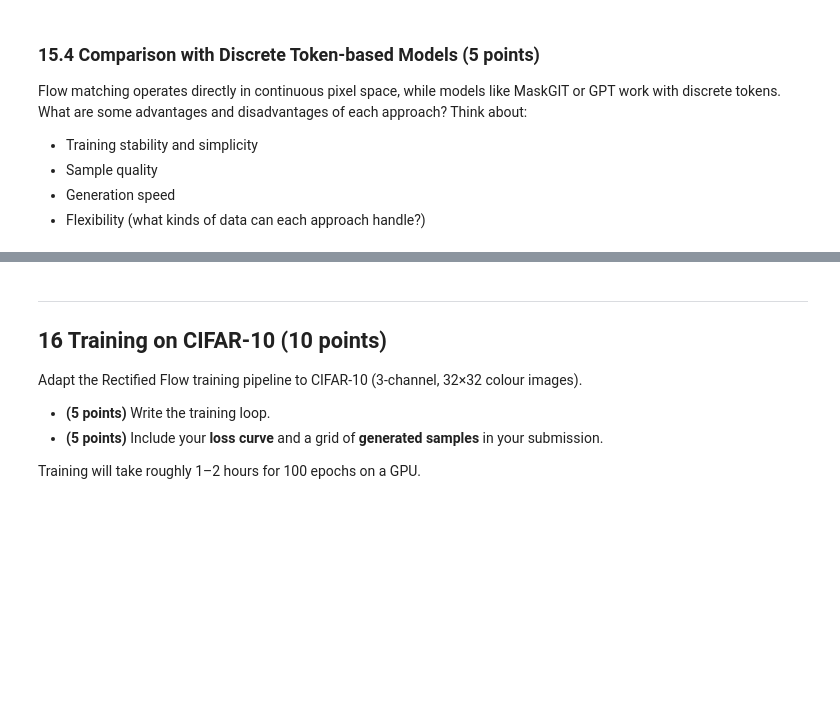
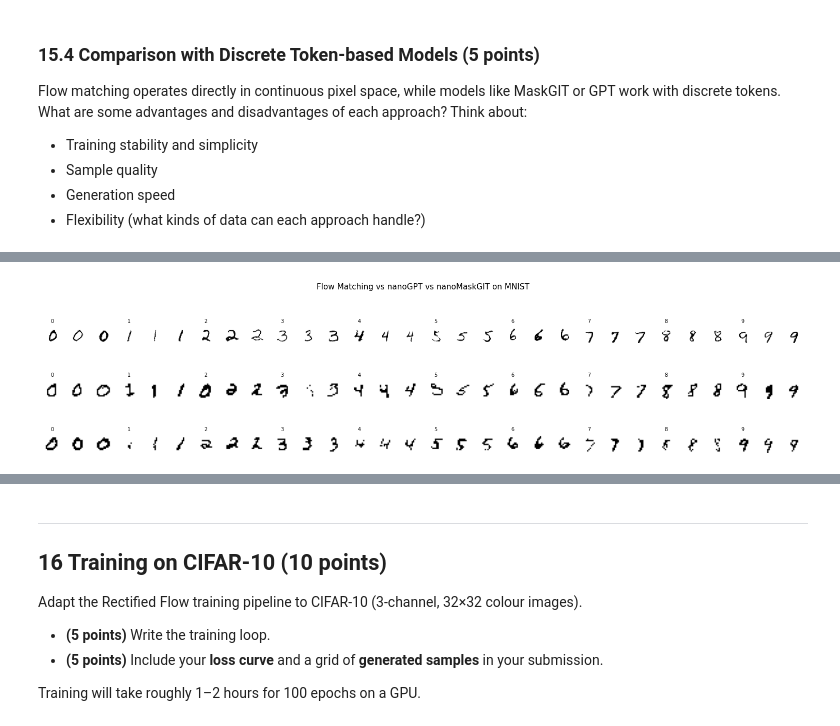
Before and after one commit to phantuanlink/2026-Spring-CS503-Visual-Intelligence-Homework, a Jupyter notebook: NanoFM_Homeworks/notebooks/CS503_FM_part4_nanoFlowMatching.ipynb, the cells around one changed output, grey strips where cells are left out. Saved outputs shown, nothing was run; the diff lists cells and outputs as text; code cells hidden in the pictures; blank space fills up the shorter version.

```diff
--- a/NanoFM_Homeworks/notebooks/CS503_FM_part4_nanoFlowMatching.ipynb
+++ b/NanoFM_Homeworks/notebooks/CS503_FM_part4_nanoFlowMatching.ipynb
@@ -837,4 +919,83 @@ Flow matching operates directly in continuous pixel space, while models like Mas
 - Generation speed
 - Flexibility (what kinds of data can each approach handle?)
 # %%
-# Fill your answer here
+import sys, time, torch
+import os
+from einops import rearrange
+from mpl_toolkits.axes_grid1 import ImageGrid
+from nanofm.models.gpt import GPT
+from nanofm.models.maskgit import MaskGIT
+from nanofm.data.vision.tokenized_mnist import detokenize_MNIST
+
+# project_root is set by cell 2 via os.chdir(project_root)
+ckpt_base = os.path.join(project_root, 'outputs')
+
+gpt_ckpt = torch.load(os.path.join(ckpt_base, 'nanoGPT/mnist_d8w512/checkpoint-final.pth'),
+                       map_location=device, weights_only=False)
+gpt_model = GPT(dim=512, depth=8, head_dim=64, vocab_size=26, max_seq_len=50).to(device)
+gpt_model.load_state_dict(gpt_ckpt['model'])
+gpt_model.eval()
+print('nanoGPT loaded')
+
+mkg_ckpt = torch.load(os.path.join(ckpt_base, 'nanoMaskGIT/mnist_d8w512/checkpoint-final.pth'),
+                       map_location=device, weights_only=False)
+mkg_model = MaskGIT(dim=512, depth=8, head_dim=64, vocab_size=26, seq_len=50).to(device)
+mkg_model.load_state_dict(mkg_ckpt['model'])
+mkg_model.eval()
+print('nanoMaskGIT loaded')
+
+#  Helper: generate one digit image per model
+N_SAMPLES = 3
+
+@torch.no_grad()
+def gen_flow(label):
+    z = torch.randn(1, 1, 32, 32, device=device)
+    cond = torch.tensor([label], device=device)
+    null = torch.tensor([10], device=device)
+    return rf.sample(z, cond, null_cond=null, cfg=2.0, sample_steps=25)[-1][0, 0].cpu()
+
+@torch.no_grad()
+def gen_gpt(label):
+    out = gpt_model.generate(context=[label], temp=1.0)
+    return detokenize_MNIST(out, patch_size=2, account_for_labels=True)[0].float().cpu()
+
+@torch.no_grad()
+def gen_maskgit(label):
+    seq = torch.zeros(50, dtype=torch.long, device=device)
+    mask = torch.ones(50, dtype=torch.bool, device=device)
+    seq[0] = label; mask[0] = False
+    out = mkg_model.generate(seq, mask, num_steps=8, temp=1.0, top_p=0.9)  # already (1, L)
+    return detokenize_MNIST(out, patch_size=2, account_for_labels=True)[0].float().cpu()
+
+#  Visual comparison
+fig, axes = plt.subplots(3, 10 * N_SAMPLES, figsize=(N_SAMPLES * 5, 4))
+row_labels = ['Flow Matching', 'nanoGPT', 'nanoMaskGIT']
+generators = [gen_flow, gen_gpt, gen_maskgit]
+
+for row, (name, gen_fn) in enumerate(zip(row_labels, generators)):
+    for col_label in range(10):
+        for s in range(N_SAMPLES):
+            col = col_label * N_SAMPLES + s
+            img = gen_fn(col_label)
+            axes[row, col].imshow(img, cmap='gray_r', vmin=0, vmax=1)
+            axes[row, col].axis('off')
+            if s == 0:
+                axes[row, col].set_title(str(col_label), fontsize=7)
+    axes[row, 0].set_ylabel(name, fontsize=8, rotation=90, labelpad=30)
+
+plt.suptitle('Flow Matching vs nanoGPT vs nanoMaskGIT on MNIST', fontsize=11)
+plt.tight_layout(); plt.show()
+
+#  Speed comparison
+N_TIMING = 20
+results = {}
+for name, fn in [('Flow Matching', gen_flow), ('nanoGPT', gen_gpt), ('nanoMaskGIT', gen_maskgit)]:
+    t0 = time.perf_counter()
+    for _ in range(N_TIMING):
+        fn(0)
+    results[name] = (time.perf_counter() - t0) / N_TIMING * 1000
+
+print('\nGeneration speed (ms / sample):')
+for name, ms in results.items():
+    print(f'  {name:<20} {ms:.1f} ms')
+# %% [output]
@@ -840,0 +1004 @@ Flow matching operates directly in continuous pixel space, while models like Mas
+[figure, added]
```
Also changed, not shown: parts of 15 cells of this notebook.
